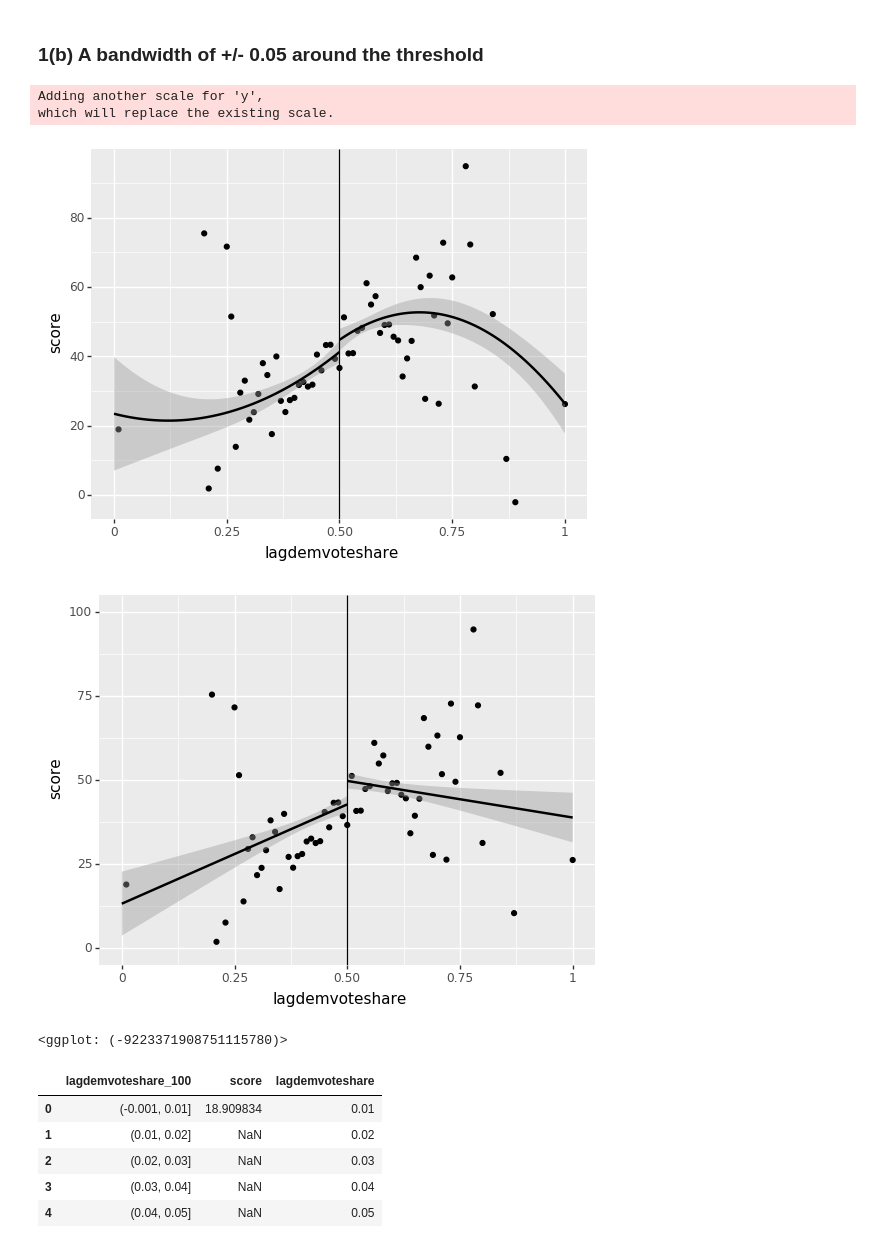
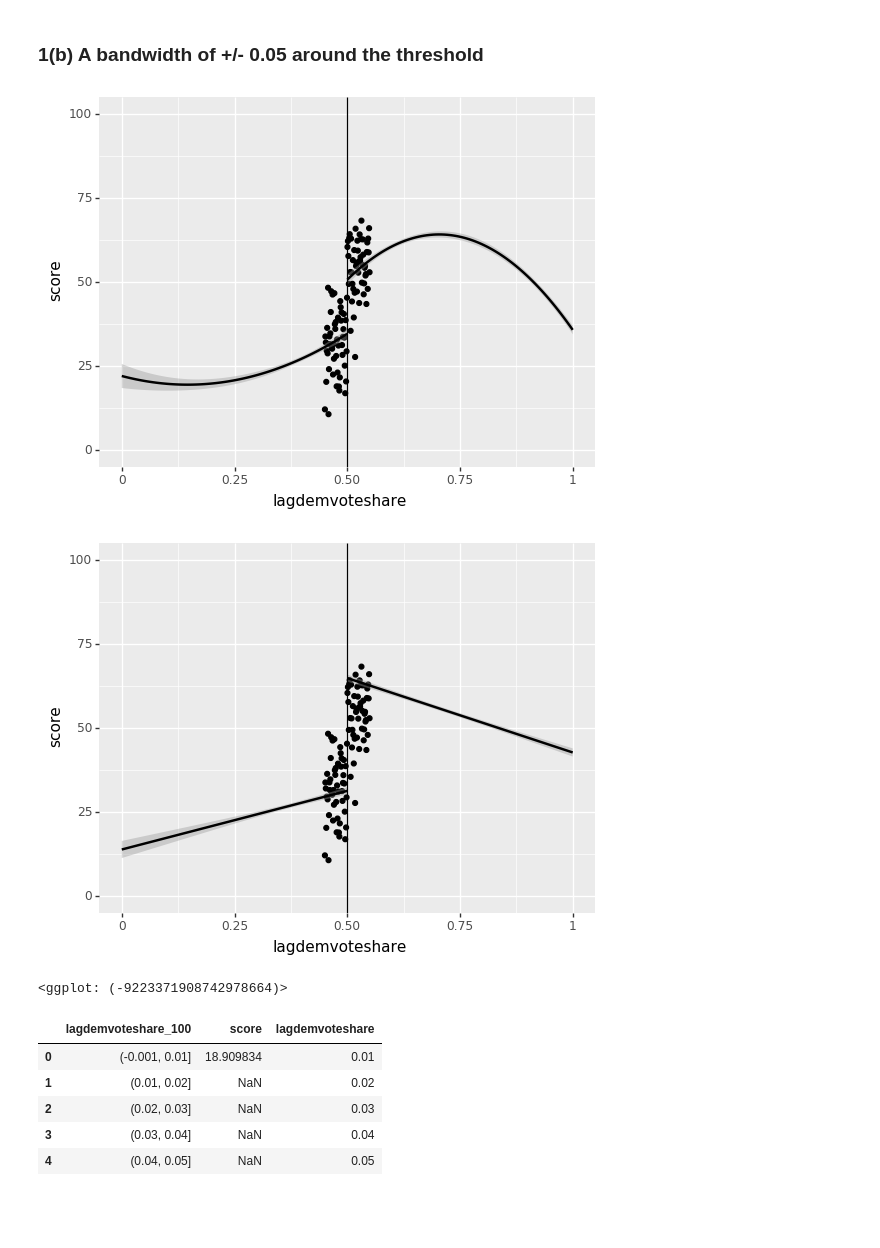
Before and after one commit to yidanzhao00/Regression-Discontinuity-Design-Application, a Jupyter notebook: ECON615_RDD.ipynb, the cells around one changed output. Saved outputs shown, nothing was run; the diff lists cells and outputs as text; code cells hidden in the pictures; blank space fills up the shorter version.

```diff
--- a/ECON615_RDD.ipynb
+++ b/ECON615_RDD.ipynb
@@ -107,31 +107,37 @@ lmb_data2['lagdemvoteshare_100'] = pd.cut(lmb_data2.lagdemvoteshare, 100)
 agg_lmb_data2 = lmb_data2.groupby('lagdemvoteshare_100')['score'].mean().reset_index()
 lmb_data2['gg_group'] = [1 if x>.5 else 0 for x in lmb_data2.lagdemvoteshare]
 agg_lmb_data2['lagdemvoteshare'] = np.arange(0.01, 1.01, .01)
+# %%
+lmb_data2 = lmb_data[abs(lmb_data['lagdemvoteshare'] - 0.5) <= 0.05]
+
+# 2. Aggregate the data
+bins = pd.cut(lmb_data2['lagdemvoteshare'], 100)
+agg_lmb_data2 = lmb_data2.groupby(bins)['score'].mean().reset_index(name='score')
+agg_lmb_data2['lagdemvoteshare'] = [interval.mid for interval in bins.cat.categories]
+
+# 3. Create a new grouping variable
+lmb_data['gg_group'] = np.where(lmb_data['lagdemvoteshare'] > 0.5, 1, 0)
+
+# 4. Plotting
+plot2 = (p.ggplot(lmb_data, p.aes(x='lagdemvoteshare', y='score')) +
+        p.geom_point(p.aes(x='lagdemvoteshare', y='score'), data=agg_lmb_data2) +
+        p.stat_smooth(p.aes('lagdemvoteshare', 'score', group='gg_group'), method='lm',
+                      formula='y ~ x + I(x**2)') +
+        p.xlim(0, 1) + p.ylim(0, 100) +
+        p.geom_vline(xintercept=0.5))
+
+print(plot2)
+# %% [output]
+[figure, added]
 # %%
-# quadratic plot
-plot2 = (p.ggplot(lmb_data2, p.aes('lagdemvoteshare', 'score')) +    p.geom_point(p.aes(x = 'lagdemvoteshare', y = 'score'), data = agg_lmb_data2) +    p.stat_smooth(p.aes('lagdemvoteshare', 'score', group = 'gg_group'),
-                  data=lmb_data2, method = "lm",
-              formula = 'y ~ x + I(x**2)') +\
+# Linear plot
+p.ggplot(lmb_data, p.aes('lagdemvoteshare', 'score')) +    p.geom_point(p.aes(x = 'lagdemvoteshare', y = 'score'), data = agg_lmb_data2) +    p.stat_smooth(p.aes('lagdemvoteshare', 'score', group = 'gg_group'),
+                  data=lmb_data, method = "lm")+\
     p.xlim(0,1) + p.ylim(0,100) +\
     p.geom_vline(xintercept = 0.5)
-       )
-
-plot2 += p.scale_y_continuous(breaks=range(0, int(lmb_data2['score'].max()) + 20, 20))
-
-print(plot2)
 # %% [output]
+[figure, new version]
-Adding another scale for 'y',
-which will replace the existing scale.
+<ggplot: (-9223371908742978664)>
-[figure, old version]
-# %%
-# Linear plot
-p.ggplot(lmb_data2, p.aes('lagdemvoteshare', 'score')) +    p.geom_point(p.aes(x = 'lagdemvoteshare', y = 'score'), data = agg_lmb_data2) +    p.stat_smooth(p.aes('lagdemvoteshare', 'score', group = 'gg_group'),
-                  data=lmb_data2, method = "lm")+\
-    p.xlim(0,1) + p.ylim(0,100) +\
-    p.geom_vline(xintercept = 0.5)
-# %% [output]
-[figure, removed]
-<ggplot: (-9223371908751115780)>
 # %%
 agg_lmb_data.head()
 # %% [output]
```
Also changed, not shown: parts of 3 cells of this notebook.
